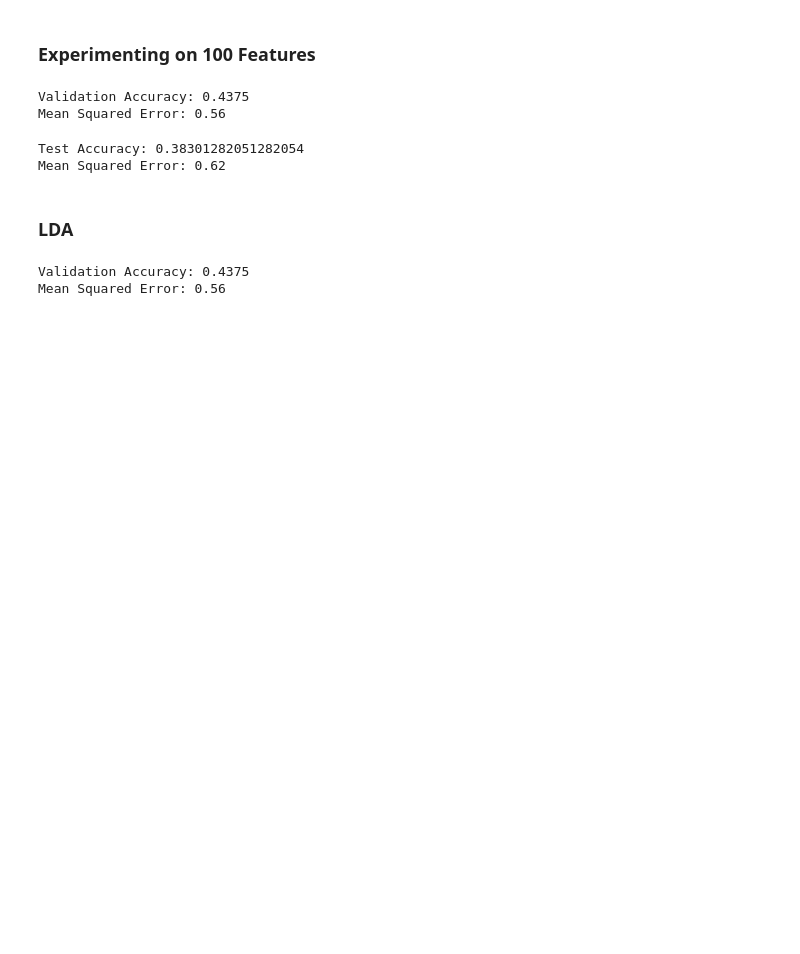
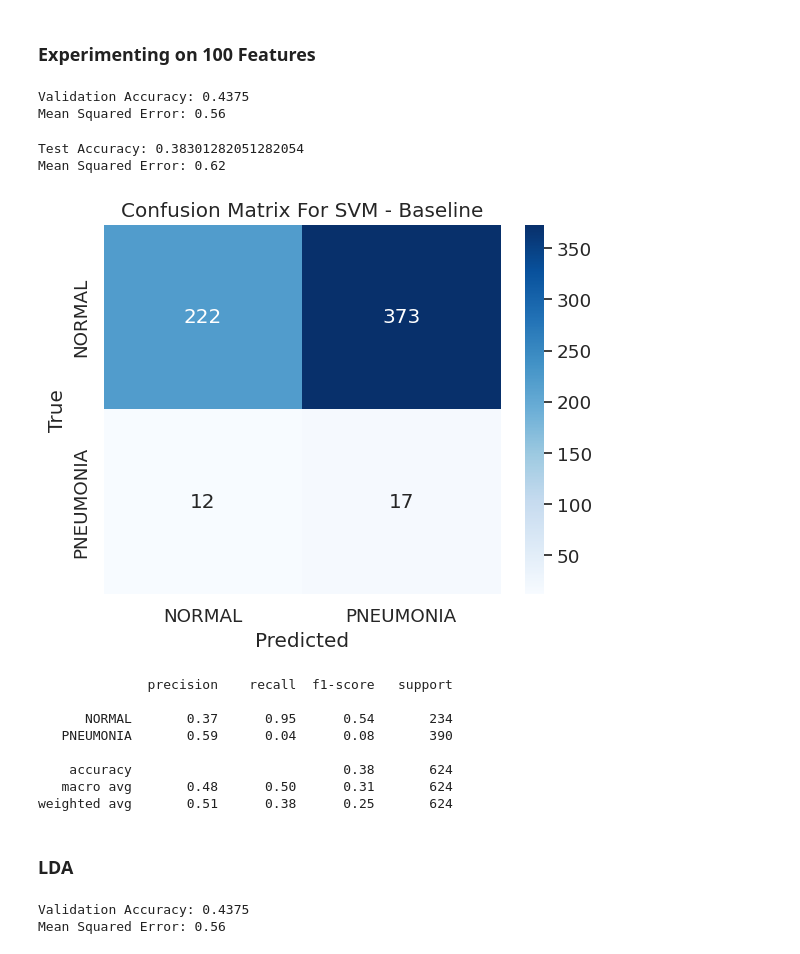
Before and after one commit to dawlattt/denoising-pneumonia, a Jupyter notebook: SVM/svm_baseline.ipynb, the cells around one changed output. Cells and saved outputs as stored; diff of their text form; code cells hidden in the pictures; blank space fills up the shorter version.

```diff
--- a/SVM/svm_baseline.ipynb
+++ b/SVM/svm_baseline.ipynb
@@ -89,20 +116,21 @@ print(f'Mean Squared Error: {mse:.2f}')
 # %% [output]
 Validation Accuracy: 0.4375
 Mean Squared Error: 0.56
-# %%
-# Make predictions on the test set
-svm_model.fit(X_train_features, y_train)
-y_pred_test = svm_model.predict(X_test_features)
-
-# Evaluate the model on the test set
-accuracy_test = sklearn.metrics.accuracy_score(y_test, y_pred_test)
-mse = mean_squared_error(y_test, y_pred_test)
-
-print(f"Test Accuracy: {accuracy_test}")
-print(f'Mean Squared Error: {mse:.2f}')
-# %% [output]
-Test Accuracy: 0.38301282051282054
-Mean Squared Error: 0.62
+# %%
+# Evalutaing the model on the test set
+evaluate(svm_model, X_test_features, y_test)
+# %% [output]
+Test Accuracy: 0.38301282051282054
+Mean Squared Error: 0.62
+[figure, added]
+              precision    recall  f1-score   support
+
+      NORMAL       0.37      0.95      0.54       234
+   PNEUMONIA       0.59      0.04      0.08       390
+
+    accuracy                           0.38       624
+   macro avg       0.48      0.50      0.31       624
+weighted avg       0.51      0.38      0.25       624
 # %% [markdown]
 ### LDA
 # %%
```
Also changed, not shown: parts of 15 cells of this notebook, 4 other files.
